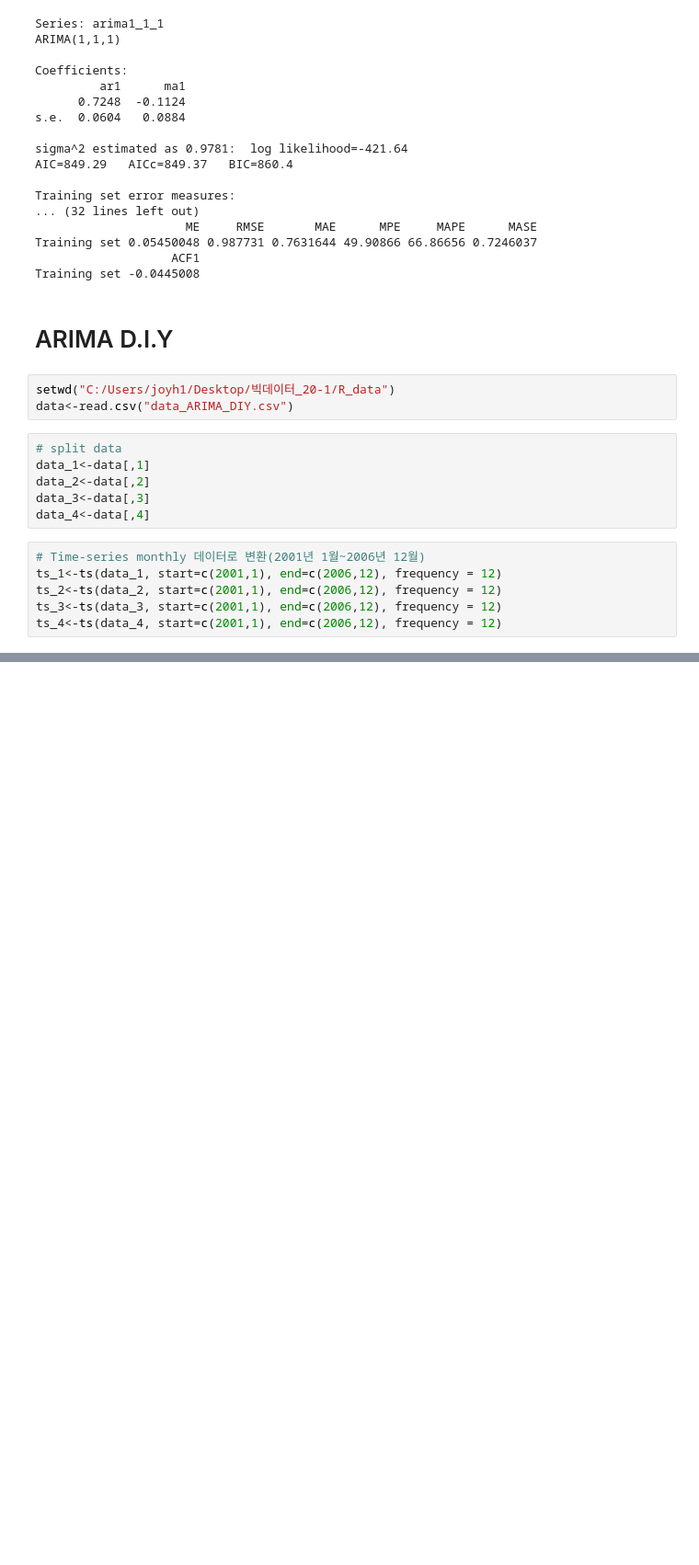
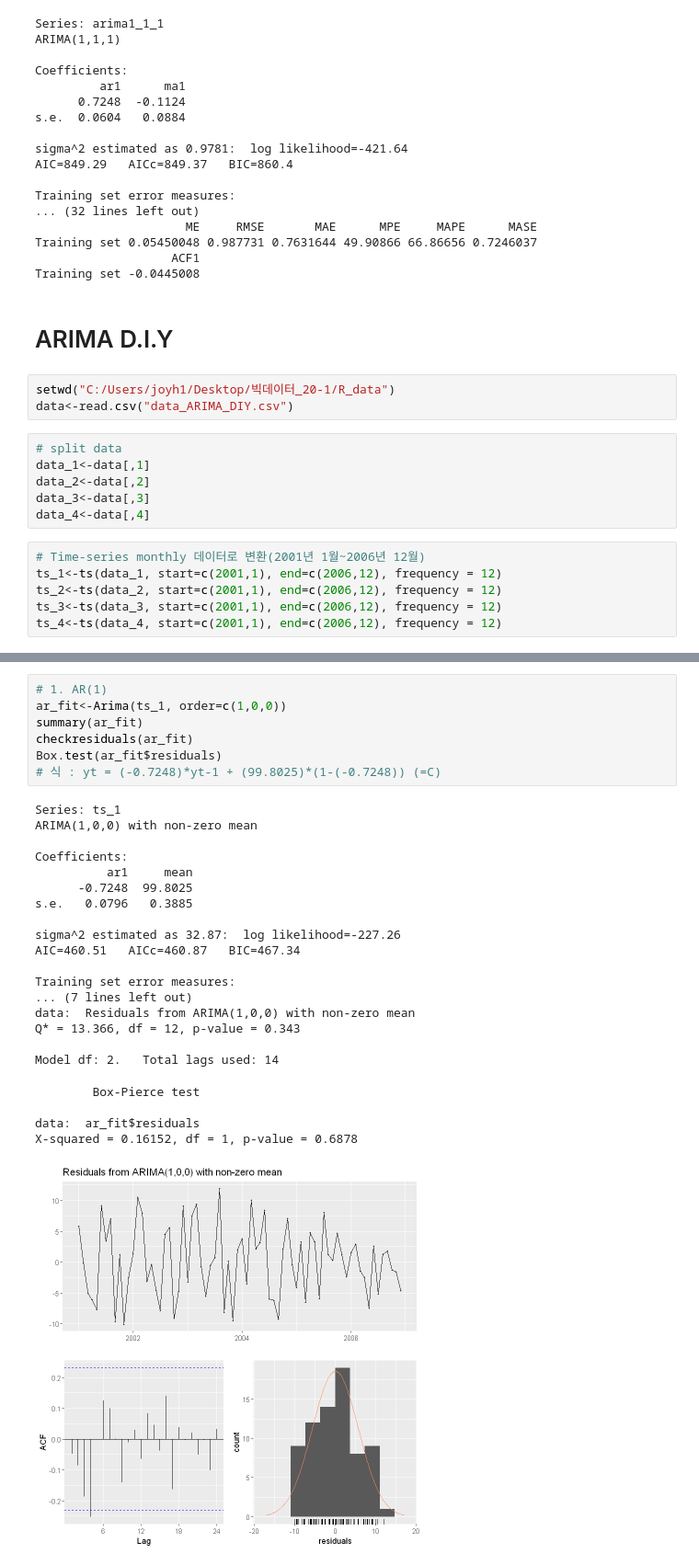
Before and after one commit to young-hun-jo/SCH_Univ_Course, a Jupyter notebook: Time_Series/ARIMA_&_DIY.ipynb, the cells around one changed output, grey strips where cells are left out. Shown at 92% size. Saved outputs shown, nothing was run; the diff lists cells and outputs as text; blank space fills up the shorter version.

```diff
--- a/Time_Series/ARIMA_&_DIY.ipynb
+++ b/Time_Series/ARIMA_&_DIY.ipynb
@@ -134,0 +162,30 @@ ts_4<-ts(data_4, start=c(2001,1), end=c(2006,12), frequency = 12)
+# %%
+# 1. AR(1)
+ar_fit<-Arima(ts_1, order=c(1,0,0))
+summary(ar_fit)
+checkresiduals(ar_fit)
+Box.test(ar_fit$residuals)
+# 식 : yt = (-0.7248)*yt-1 + (99.8025)*(1-(-0.7248)) (=C)
+# %% [output]
+Series: ts_1
+ARIMA(1,0,0) with non-zero mean
+
+Coefficients:
+          ar1     mean
+      -0.7248  99.8025
+s.e.   0.0796   0.3885
+
+sigma^2 estimated as 32.87:  log likelihood=-227.26
+AIC=460.51   AICc=460.87   BIC=467.34
+
+Training set error measures:
+... (7 lines left out)
+data:  Residuals from ARIMA(1,0,0) with non-zero mean
+Q* = 13.366, df = 12, p-value = 0.343
+
+Model df: 2.   Total lags used: 14
+        Box-Pierce test
+
+data:  ar_fit$residuals
+X-squared = 0.16152, df = 1, p-value = 0.6878
+[figure, added]
```
Also changed, not shown: parts of 20 cells of this notebook.
